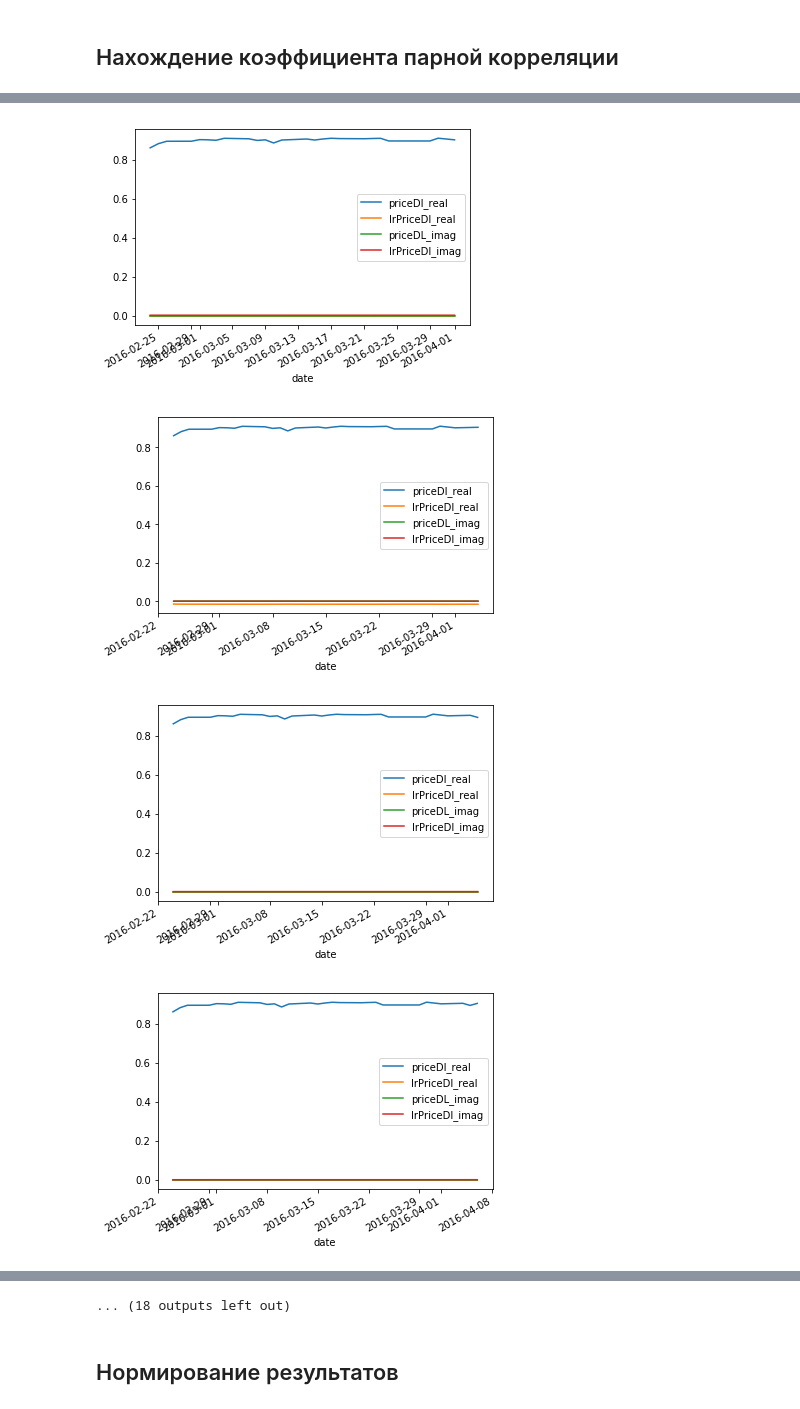
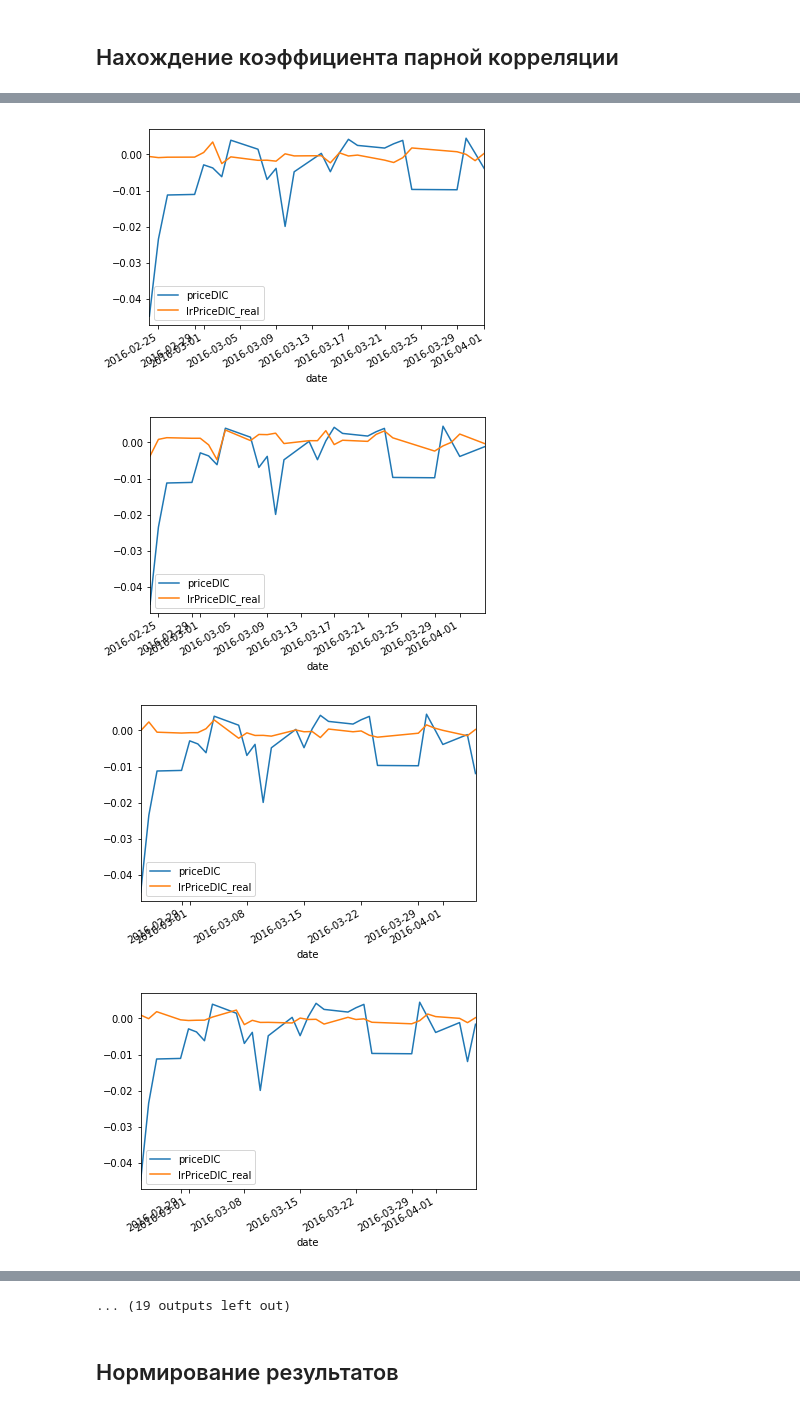
Before and after one commit to baryev/autoregressive-model, a Jupyter notebook: sentimentsAnalysis.ipynb, the cells around one changed output, grey strips where cells are left out. Drawn from its saved outputs; the diff is of its cells as text; code cells hidden in the pictures.

```diff
--- a/sentimentsAnalysis.ipynb
+++ b/sentimentsAnalysis.ipynb
@@ -95,0 +77,3 @@ allRes.head()
+# %%
+allRes = pd.merge(ftse, results[["date", "sentimentCoef"]], on = 'date')
+allRes.head()
@@ -132,6 +138,5 @@ print(np.corrcoef(y['y'], y['x'])[0][1])
 (0.9486832980505138+0.31622776601683794j)
 # %%
-allRes.columns = ['date', 'sentimentCoef', 'priceDl', 'volumeDl', 'complex']
 allRes = allRes.sort_values(by = 'date')
 allRes.to_csv("data/out_allRes.csv")
 allRes
@@ -249,11 +268,11 @@ def linregb(y, x):
 # %%
-lrdf = allRes[['date', 'complex', 'priceDl']]
+lrdf = allRes[['date', 'complex', 'priceDlC']]
 
 #b0 + ib1, где y = 'priceDl', x = 'complex'
-b = linregb(allRes['priceDl'], allRes['complex'])
+b = linregb(allRes['priceDlC'], allRes['complex'])
 print('b = ', b)
 
 lrdf = lrdf.copy(deep = True)
-lrdf['lrPriceDl'] = lrdf['complex'] * b
+lrdf['lrPriceDlC'] = lrdf['complex'] * b
 lrdf.head(5)
 # %% [output]
@@ -267,7 +286,7 @@ b =  (-0.01108018078412028-0.0003162978775780783j)
 # %%
-lrdf['priceDl_real'] = lrdf['priceDl'].apply(lambda x: x.real)
-lrdf['lrPriceDl_real'] = lrdf['lrPriceDl'].apply(lambda x: x.real)
-lrdf['priceDL_imag'] = lrdf['priceDl'].apply(lambda x: x.imag)
-lrdf['lrPriceDl_imag'] = lrdf['lrPriceDl'].apply(lambda x: x.imag)
-lrdf[['date', 'priceDl_real', 'lrPriceDl_real', 'priceDL_imag', 'lrPriceDl_imag']].plot(x = 'date')
+lrdf['priceDlC_real'] = lrdf['priceDlC'].apply(lambda x: x.real)
+lrdf['lrPriceDlC_real'] = lrdf['lrPriceDlC'].apply(lambda x: x.real)
+lrdf['priceDLC_imag'] = lrdf['priceDlC'].apply(lambda x: x.imag)
+lrdf['lrPriceDlC_imag'] = lrdf['lrPriceDlC'].apply(lambda x: x.imag)
+lrdf.head(5)
 # %% [output]
@@ -278,34 +306,35 @@ startShift = -14
 endShift = 14
 
 for i in range(startShift, endShift+1):
-    lrdf = pd.DataFrame()
+    lrdf = pd.DataFrame(columns=('date','priceDlC','lrPriceDlС','complex','priceDlC_real','lrPriceDlC_real'))
     if (i < 0):
-        b = linregb(allRes['priceDl'].iloc[:i],
+        b = linregb(allRes['priceDlC'].iloc[:i],
                                   allRes['complex'].shift(i).iloc[:i])
-        lrdf[['date','priceDl']] = allRes[['date','priceDl']].iloc[:i]
+        lrdf[['date','priceDlC']] = allRes[['date','priceDlC']].iloc[:i]
         lrdf['complex'] = allRes['complex'].shift(i).iloc[:i]
 
     elif (i == 0):
-        b = linregb(allRes['priceDl'],
+        b = linregb(allRes['priceDlC'],
                                   allRes['complex'])
-        lrdf[['date','priceDl','complex']] = allRes[['date','priceDl','complex']]
+        lrdf[['date','priceDlC','complex']] = allRes[['date','priceDlC','complex']]
 
     else:
-        b = linregb(allRes['priceDl'].iloc[i:],
+        b = linregb(allRes['priceDlC'].iloc[i:],
                                   allRes['complex'].shift(i).iloc[i:])
-        lrdf[['date','priceDl']] = allRes[['date','priceDl']].iloc[i:]
+        lrdf[['date','priceDlC']] = allRes[['date','priceDlC']].iloc[i:]
         lrdf['complex'] = allRes['complex'].shift(i).iloc[i:]
 
     print('shift =', i, '  b =', b)
 
     lrdf = lrdf.copy(deep = True)
-    lrdf['lrPriceDl'] = lrdf['priceDl'] * b
+    lrdf['lrPriceDlС'] = lrdf['complex'] * b
 
     lrdf = lrdf.append(row, ignore_index=True, sort=False)
 
-    lrdf['priceDl_real'] = lrdf['priceDl'].apply(lambda x: x.real)
-    lrdf['lrPriceDl_real'] = lrdf['lrPriceDl'].apply(lambda x: x.real)
-    lrdf['priceDL_imag'] = lrdf['priceDl'].apply(lambda x: x.imag)
-    lrdf['lrPriceDl_imag'] = lrdf['lrPriceDl'].apply(lambda x: x.imag)
-    lrdf[['date', 'priceDl_real', 'lrPriceDl_real', 'priceDL_imag', 'lrPriceDl_imag']].plot(x = 'date')
+    lrdf['priceDlC_real'] = lrdf['priceDlC'].apply(lambda x: x.real)
+    lrdf['lrPriceDlC_real'] = lrdf['lrPriceDlС'].apply(lambda x: x.real)
+    #lrdf['priceDL_imag'] = lrdf['priceDl'].apply(lambda x: x.imag)
+    #lrdf['lrPriceDl_imag'] = lrdf['lrPriceDl'].apply(lambda x: x.imag)
+    #lrdf[['date', 'priceDl_real', 'lrPriceDl_real', 'priceDL_imag', 'lrPriceDl_imag']].plot(x = 'date')
+    lrdf[['date', 'priceDlC', 'lrPriceDlC_real']].plot(x = 'date')
 # %% [output]
@@ -331,4 +364,4 @@ shift = 14   b = (-0.02158309749831419+0.00485109238559378j)
-[figure, old version]
+[figure, new version]
-[figure, old version]
+[figure, new version]
-[figure, old version]
+[figure, new version]
-[figure, old version]
+[figure, new version]
@@ -340,4 +372,4 @@ shift = 14   b = (-0.02158309749831419+0.00485109238559378j)
-... (18 outputs left out)
+... (19 outputs left out)
 # %% [markdown]
 ## Нормирование результатов
 # %%
```
Also changed, not shown: parts of 29 cells of this notebook, 1 other file.
